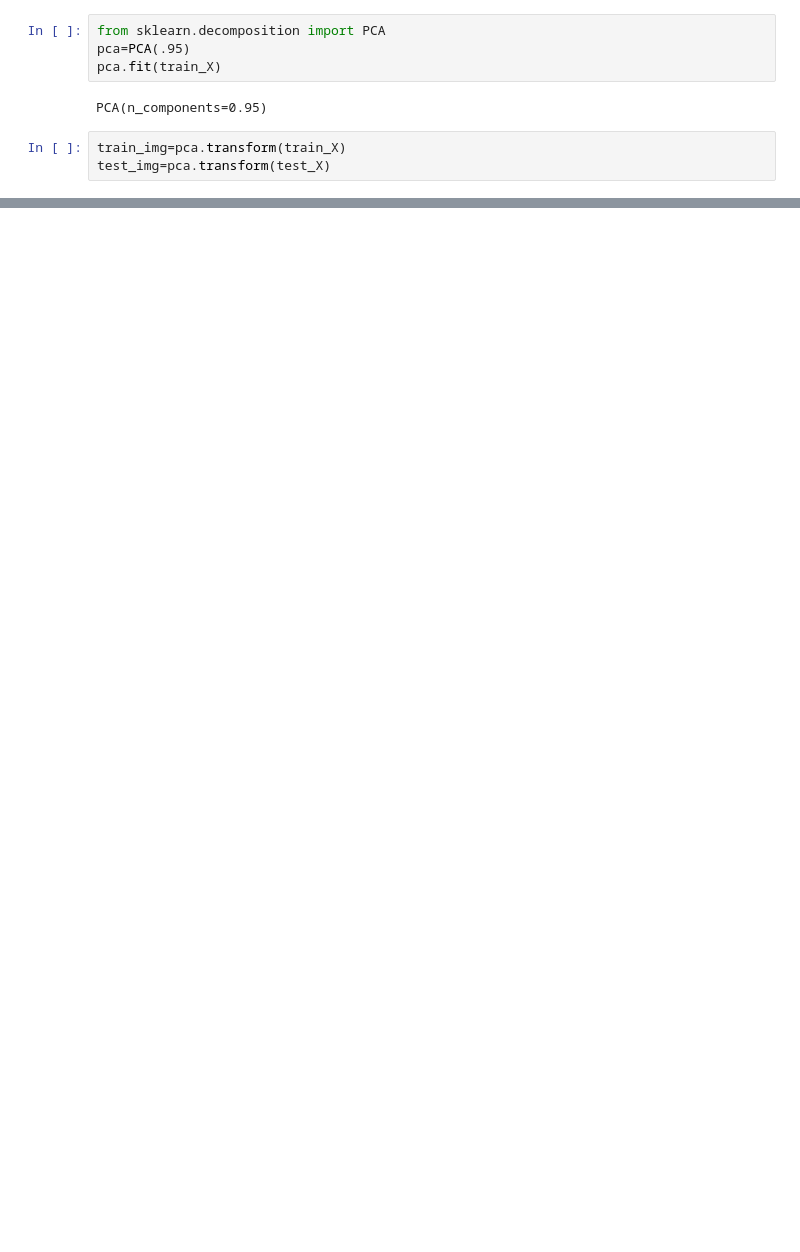
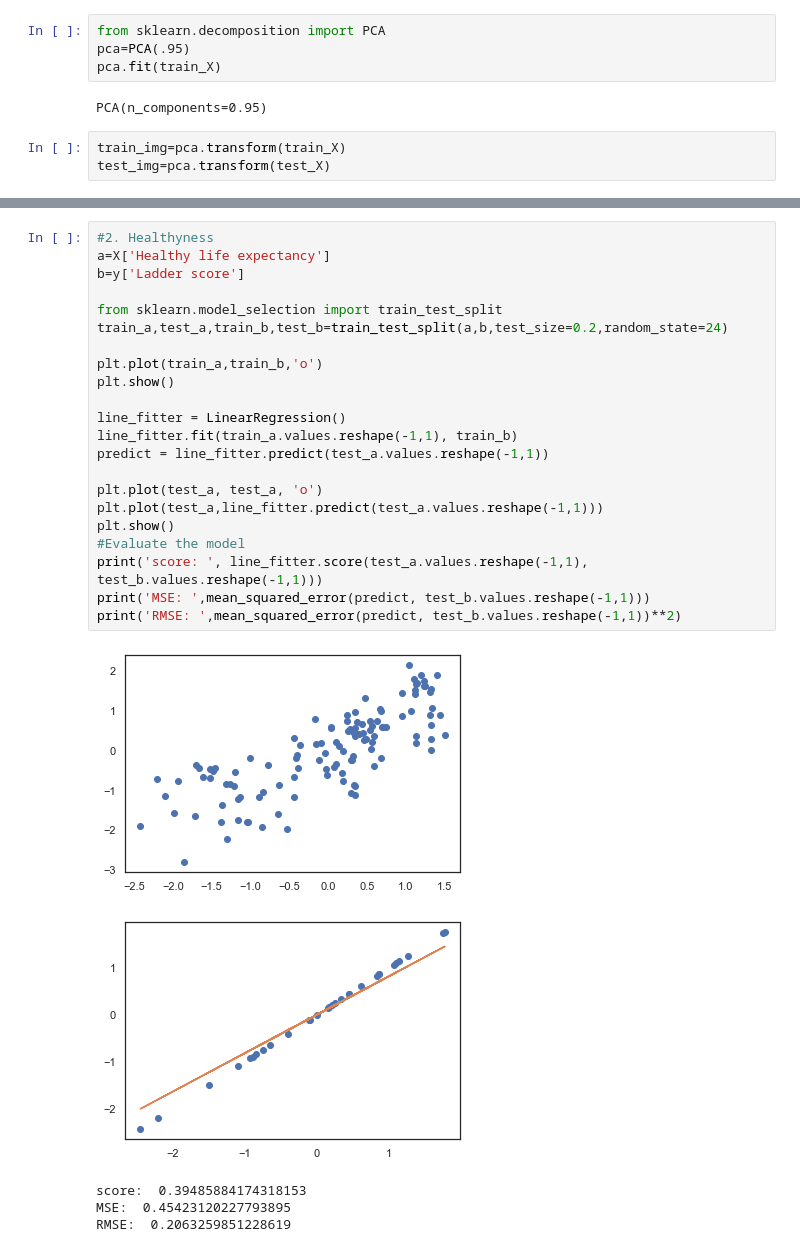
Before and after one commit to Owen-Choi/DataScienceProject, a Jupyter notebook: Untitled1 (1) (1).ipynb, the cells around one changed output, grey strips where cells are left out. Saved outputs shown, nothing was run; the diff lists cells and outputs as text; blank space fills up the shorter version.

```diff
--- a/Untitled1 (1) (1).ipynb
+++ b/Untitled1 (1) (1).ipynb
@@ -218,0 +375,28 @@ test_img=pca.transform(test_X)
+# %%
+#2. Healthyness
+a=X['Healthy life expectancy']
+b=y['Ladder score']
+
+from sklearn.model_selection import train_test_split
+train_a,test_a,train_b,test_b=train_test_split(a,b,test_size=0.2,random_state=24)
+
+plt.plot(train_a,train_b,'o')
+plt.show()
+
+line_fitter = LinearRegression()
+line_fitter.fit(train_a.values.reshape(-1,1), train_b)
+predict = line_fitter.predict(test_a.values.reshape(-1,1))
+
+plt.plot(test_a, test_a, 'o')
+plt.plot(test_a,line_fitter.predict(test_a.values.reshape(-1,1)))
+plt.show()
+#Evaluate the model
+print('score: ', line_fitter.score(test_a.values.reshape(-1,1), test_b.values.reshape(-1,1)))
+print('MSE: ',mean_squared_error(predict, test_b.values.reshape(-1,1)))
+print('RMSE: ',mean_squared_error(predict, test_b.values.reshape(-1,1))**2)
+# %% [output]
+[figure, added]
+[figure, added]
+score:  0.39485884174318153
+MSE:  0.45423120227793895
+RMSE:  0.2063259851228619
```
Also changed, not shown: parts of 19 cells of this notebook.
